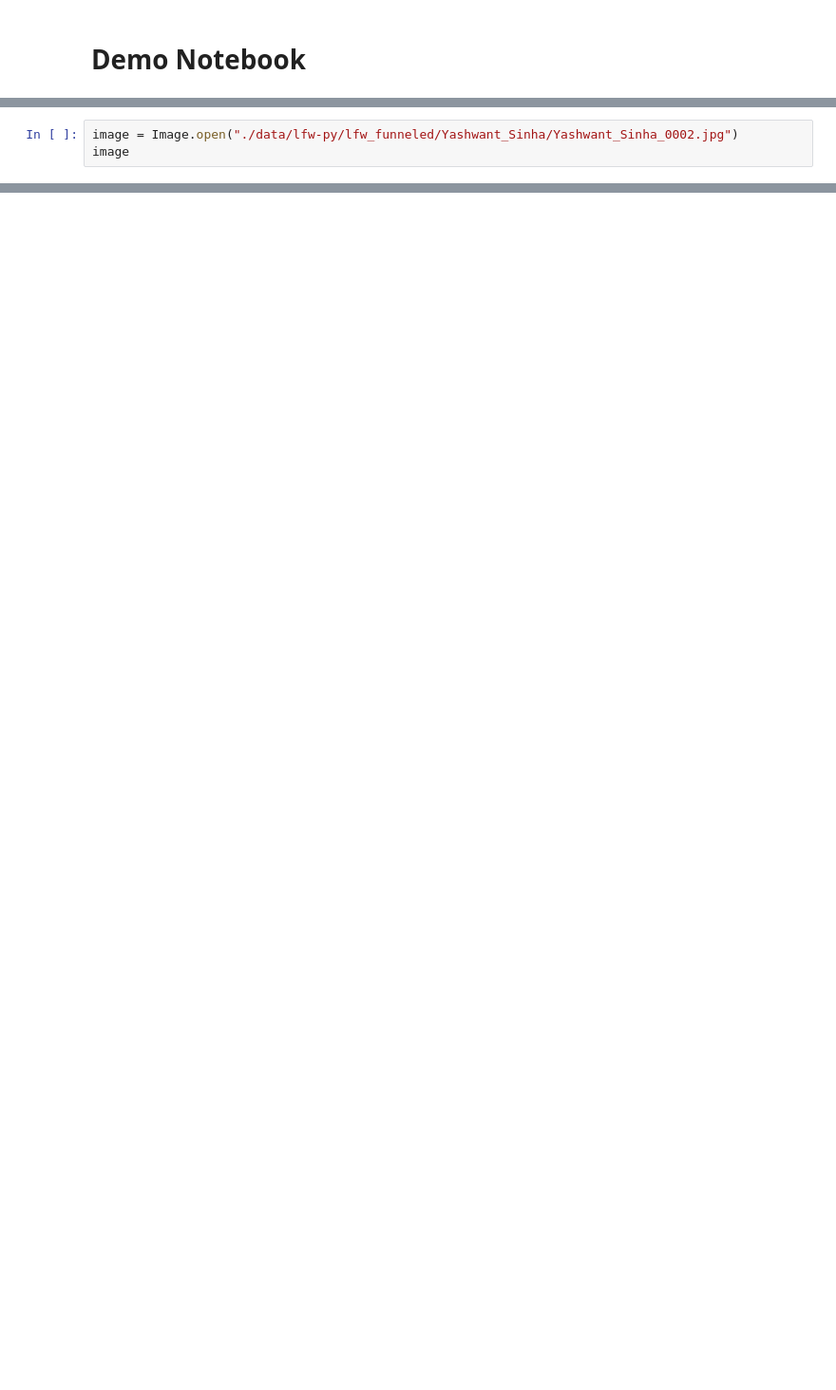
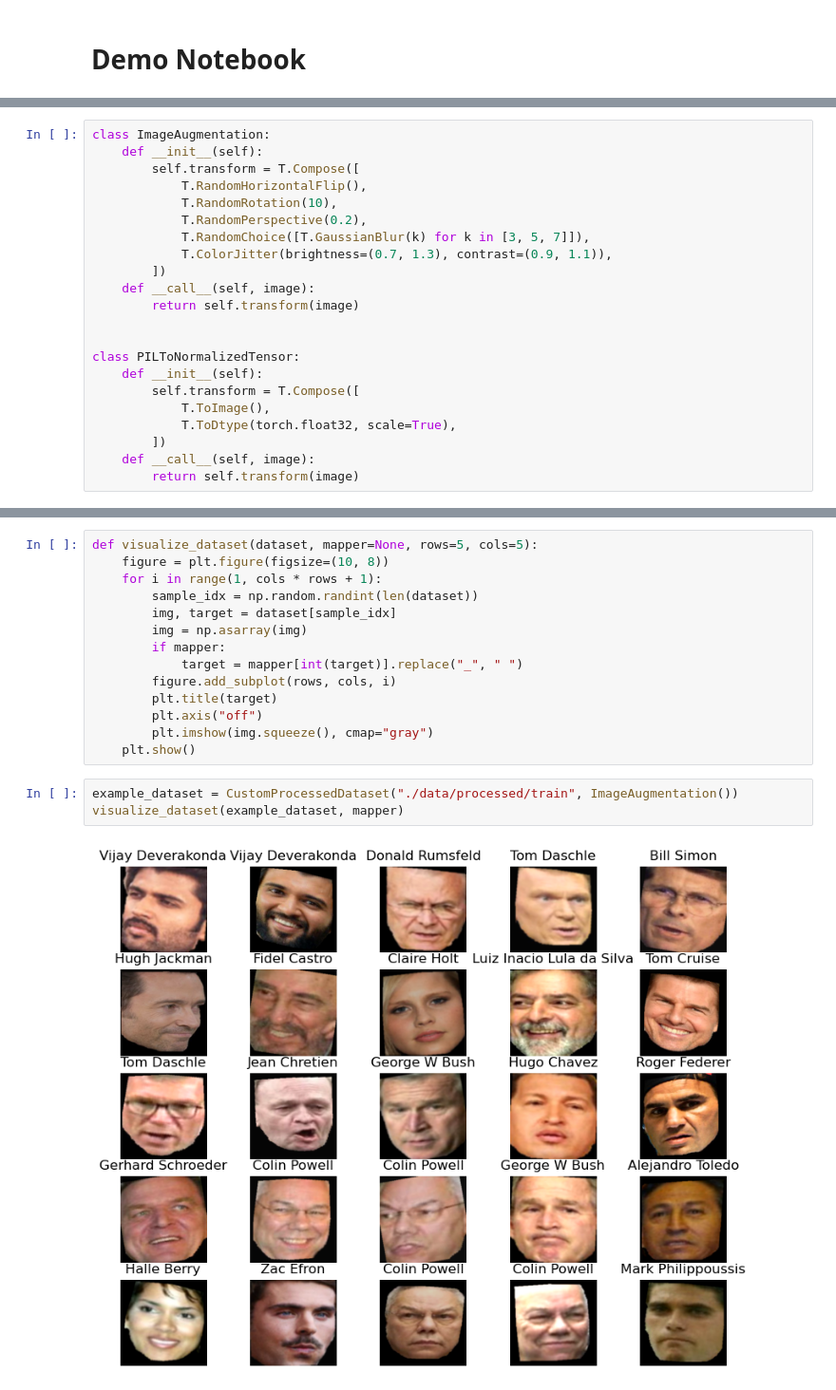
Before and after one commit to 5HoSaZ/Face-Recognition, a Jupyter notebook: training.ipynb, the cells around one changed output, grey strips where cells are left out. Shown at 95% size. Cells and saved outputs as stored; diff of their text form; blank space fills up the shorter version.

```diff
--- a/training.ipynb
+++ b/training.ipynb
@@ -400,3 +2,0 @@ seg = FaceSegmentation(device="cuda")
-# %%
-image = Image.open("./data/lfw-py/lfw_funneled/Yashwant_Sinha/Yashwant_Sinha_0002.jpg")
-image
@@ -474,0 +80,22 @@ plt.imshow(masked)
+# %%
+class ImageAugmentation:
+    def __init__(self):
+        self.transform = T.Compose([
+            T.RandomHorizontalFlip(),
+            T.RandomRotation(10),
+            T.RandomPerspective(0.2),
+            T.RandomChoice([T.GaussianBlur(k) for k in [3, 5, 7]]),
+            T.ColorJitter(brightness=(0.7, 1.3), contrast=(0.9, 1.1)),
+        ])
+    def __call__(self, image):
+        return self.transform(image)
+
+
+class PILToNormalizedTensor:
+    def __init__(self):
+        self.transform = T.Compose([
+            T.ToImage(),
+            T.ToDtype(torch.float32, scale=True),
+        ])
+    def __call__(self, image):
+        return self.transform(image)
@@ -474,0 +104,19 @@ plt.imshow(masked)
+# %%
+def visualize_dataset(dataset, mapper=None, rows=5, cols=5):
+    figure = plt.figure(figsize=(10, 8))
+    for i in range(1, cols * rows + 1):
+        sample_idx = np.random.randint(len(dataset))
+        img, target = dataset[sample_idx]
+        img = np.asarray(img)
+        if mapper:
+            target = mapper[int(target)].replace("_", " ")
+        figure.add_subplot(rows, cols, i)
+        plt.title(target)
+        plt.axis("off")
+        plt.imshow(img.squeeze(), cmap="gray")
+    plt.show()
+# %%
+example_dataset = CustomProcessedDataset("./data/processed/train", ImageAugmentation())
+visualize_dataset(example_dataset, mapper)
+# %% [output]
+[figure, added]
```
Also changed, not shown: parts of 58 cells of this notebook, 9 other files.
